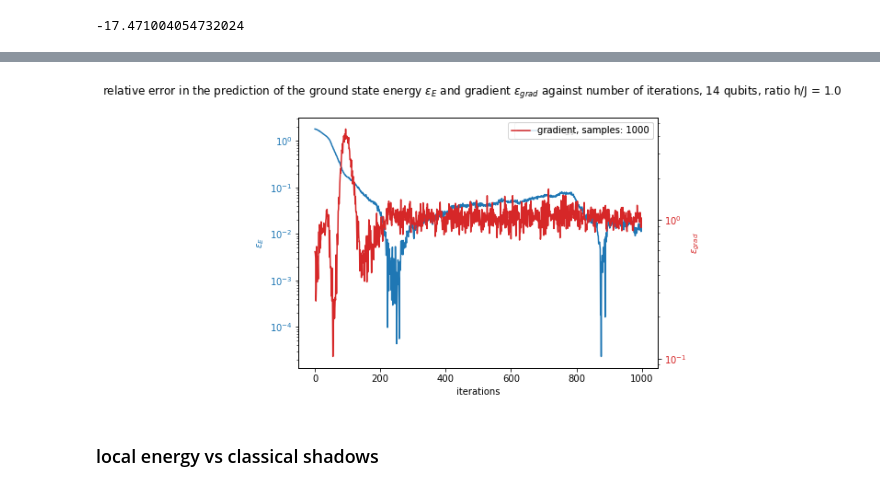
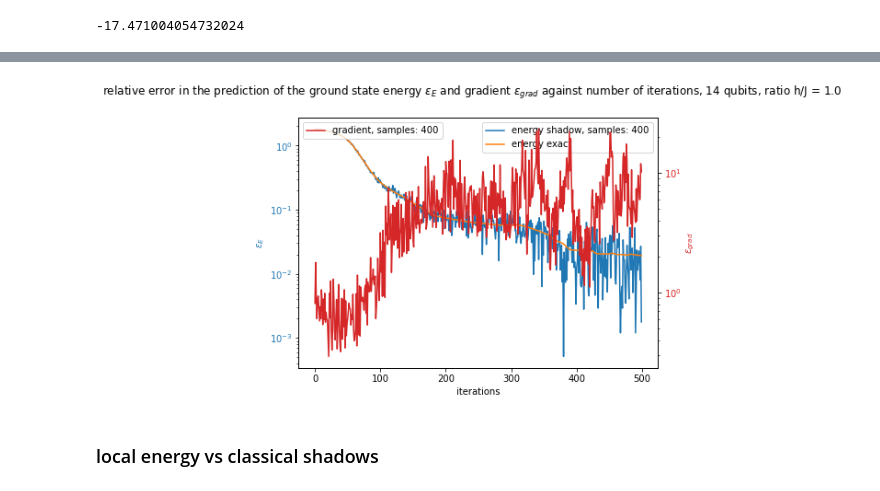
Before and after one commit to LennartBuerger/classical-shadows-for-1d-TFIM-energy-estimation, a Jupyter notebook: display_data/mps_display.ipynb, the cells around one changed output, grey strips where cells are left out. Cells and saved outputs as stored; diff of their text form; code cells hidden in the pictures.

Commit message:
added plot showing gradient descent using 400 samples and new gradient

```diff
--- a/display_data/mps_display.ipynb
+++ b/display_data/mps_display.ipynb
@@ -140,9 +54,9 @@ random_param_vec = pt.rand(param_vec.shape[0], dtype=pt.cdouble)
 # %%
 # 10 min per batch
 # now we estimate the gradient by using the derandomized classical shadows
-num_of_measurements = np.array([10, 20, 50, 100, 200, 400])
+num_of_measurements = np.array([50])
 num_of_measurements_per_rot = np.array([10])
-batches = 40
+batches = 1
 some_ratios = np.array([1.0])
 meas_methods = np.array(['derandomized'])
 errors = np.zeros((np.size(num_of_measurements), batches, np.size(some_ratios)))
@@ -168,7 +82,6 @@ for l in range(np.size(meas_methods)):
             print('starting batch ' + str(b))
             for j in range(np.size(num_of_measurements_per_rot)):
                 param_vec_shadow = random_param_vec.clone().detach()
-                #param_vec_shadow.requires_grad_(True)
                 mps = MPS.from_tensor_list(tensor_liste_rand)
                 mps.from_param_vec(param_vec=param_vec_shadow)
                 mps.normalise()
@@ -185,13 +98,13 @@ for l in range(np.size(meas_methods)):
                         mps.normalise()
                         amplis = MPSQuantumState(qubit_num, mps).rotate_pauli(meas_procedure[n]).amplitude(pt.tensor(meas_outcomes[n]))
                         return pt.cat((pt.real(amplis), pt.imag(amplis)))
-                    ampl_gradients = pt.autograd.functional.jacobian(ampl_rot, param_vec_shadow)
+                    ampl_gradients = pt.autograd.functional.jacobian(ampl_rot, param_vec_shadow, vectorize=True)
                     amplitudes = ampl_rot(param_vec_shadow)
                     ampl_grads = ampl_gradients[0:len(meas_outcomes[n]),:] + 1j * ampl_gradients[len(meas_outcomes[n]):,:]
                     ampl = amplitudes[0:len(meas_outcomes[n])] + 1j * amplitudes[len(meas_outcomes[n]):]
-
                     ampl_conj_grads = ampl_gradients[0:len(meas_outcomes[n]),:] - 1j * ampl_gradients[len(meas_outcomes[n]):,:]
                     ampl_conj = amplitudes[0:len(meas_outcomes[n])] - 1j * amplitudes[len(meas_outcomes[n]):]
+
                     measurements = conversion_to_prediction_shadow_dict_shape([meas_procedure[n]]*len(meas_outcomes[n]), np.array(meas_outcomes[n]), qubit_num)
                     energies_shadow = []
                     shadow_grads = pt.zeros((len(measurements), param_vec_shadow.size()[0]), dtype=pt.cdouble)
@@ -209,5 +122,6 @@ for l in range(np.size(meas_methods)):
                 grad_brute = param_vec_brute.grad / pt.linalg.norm(param_vec_brute.grad)
 
                 errors[j,b,h] = pt.linalg.norm((grad_brute - grad_energy_shadow)) / pt.linalg.norm(grad_brute)
+                print(errors)
 # %% [output]
 starting batch 0
@@ -346,7 +161,7 @@ print(energy_brute)
 # %%
 # we do gradient descent with the exact hamiltonian contraction method and see whether we converge to the ground state
 #generate a random tensor list
-bond_dim = 50
+bond_dim = 25
 tensor_liste_rand = [pt.rand([1, 2, bond_dim], dtype=pt.cdouble)]
 for idx in range(qubit_num - 2):
     tensor_liste_rand.append(pt.rand([bond_dim, 2, bond_dim], dtype=pt.cdouble))
@@ -576,15 +397,3 @@ plt.legend()
 # %% [output]
 <matplotlib.legend.Legend at 0x...>
 [figure]
-# %%
-plt.figure(figsize=(7,5))
-for num in range(np.size(num_meas)):
-    plt.plot(np.arange(0, step_num), num_unique_ind_brute[num, :], label='brute, samples: ' + str(num_meas[num]))
-    #plt.plot(np.arange(0, step_num), num_unique_ind_shadow[0, num, :], label='shadow X, samples: ' + str(num_meas[num]))
-    #plt.plot(np.arange(0, step_num), num_unique_ind_shadow[1, num, :], label='shadow Z, samples: ' + str(num_meas[num]))
-plt.xlabel('iterations')
-plt.ylabel('number of unique indices')
-plt.title('number of unique indices against number of iterations, ' + str(qubit_num) + ' qubits')
-#plt.yscale('log')
-
-plt.legend()
@@ -808,7 +610,7 @@ print(energy_brute)
 # %%
 # now we try to estimate the gradient with classical shadows
 #generate a random tensor list
-bond_dim = 50
+bond_dim = 25
 tensor_liste_rand = [pt.rand([1, 2, bond_dim], dtype=pt.cdouble)]
 for idx in range(qubit_num - 2):
     tensor_liste_rand.append(pt.rand([bond_dim, 2, bond_dim], dtype=pt.cdouble))
@@ -892,25 +715,30 @@ grad_pred accuracy = 0.8858621460838537
 # %%
 fig, axs = plt.subplots(1)
 fig.set_figheight(5)
 fig.set_figwidth(7)
 fig.suptitle('relative error in the prediction of the ground state energy $\epsilon_E$ and gradient $\epsilon_{grad}$ against number of iterations, ' + str(qubit_num) + ' qubits, ratio h/J = ' + str(ratio_h_j) )
+step_num = 500
 
 for num in range(np.size(num_of_measurements_per_rot)):
     color = 'tab:blue'
-    axs.plot(np.arange(0, step_num), accuracy[num, :], label='energy, samples: ' + str(num_of_measurements_per_rot[num]), color = color)
     axs.set(yscale = 'log', xlabel='iterations')
     axs.set_ylabel('$\epsilon_E$', color=color)
     axs.tick_params(axis='y', labelcolor=color)
-    axs.legend()
     axs2 = axs.twinx()
     color = 'tab:red'
-    axs2.plot(np.arange(0,step_num), accuracy_grad_pred[num, :], label='gradient, samples: ' + str(num_of_measurements_per_rot[num]), color = color)
+    axs2.plot(np.arange(0,step_num), accuracy_grad_pred[num, 0:step_num], label='gradient, samples: ' + str(2 * num_of_measurements_per_rot[num]), color = color)
+    color = 'tab:blue'
+    axs.plot(np.arange(0, step_num), accuracy_shadow[num, 0:step_num], label='energy shadow, samples: ' + str(2 * num_of_measurements_per_rot[num]), color = color)
+    color = 'tab:orange'
+    axs.plot(np.arange(0, step_num), accuracy_exact[num, 0:step_num], label='energy exact', color=color)
+    color = 'tab:red'
     axs2.set(yscale = 'log')
     axs2.set_ylabel(ylabel='$\epsilon_{grad}$', color = color)
     axs2.tick_params(axis='y', labelcolor=color)
+    axs.legend()
     axs2.legend()
 # %% [output]
-[figure, old version]
+[figure, new version]
 # %% [markdown]
 ### local energy vs classical shadows
 # %%
```
Also changed, not shown: parts of 14 cells of this notebook.
